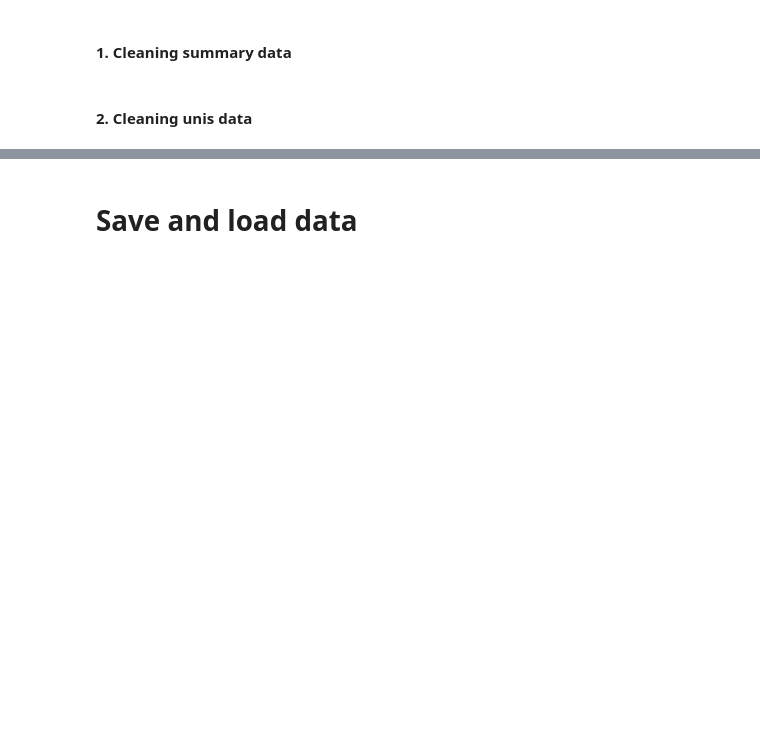
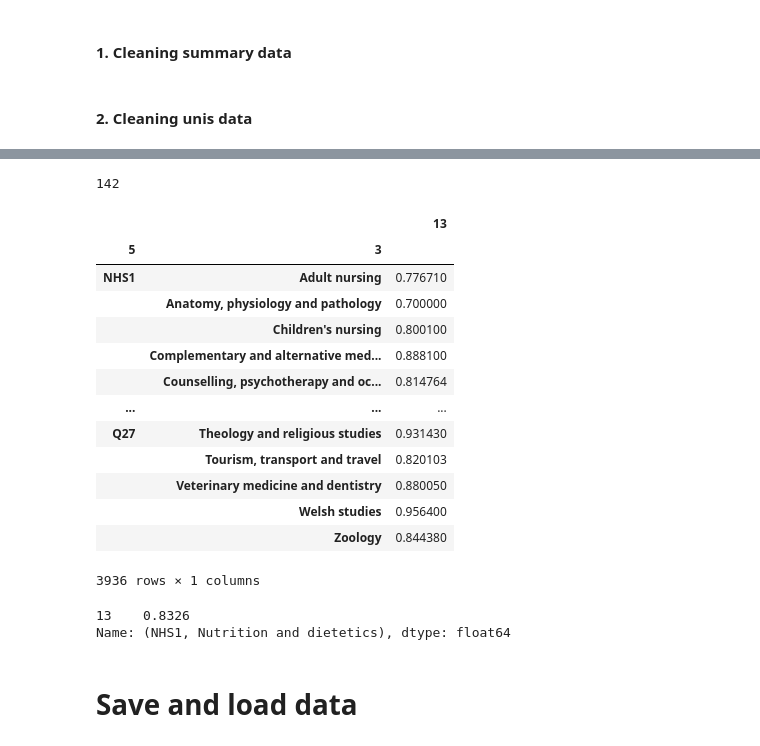
Before and after one commit to szelesaron/dissertation-code, a Jupyter notebook: cleaning.ipynb, the cells around one changed output, grey strips where cells are left out. Cells and saved outputs as stored; diff of their text form; code cells hidden in the pictures; blank space fills up the shorter version.

```diff
--- a/cleaning.ipynb
+++ b/cleaning.ipynb
@@ -118,0 +149,2 @@ for sheet in CHOSEN_SHEETS_UNIS:
+# %%
+df.drop([0,1,2,4,6,7,8,9,10,11,12,14,15,16,17], inplace = True, axis = "columns")
@@ -119,3 +166,31 @@ for sheet in CHOSEN_SHEETS_UNIS:
+# %%
+len(df[3].unique())
+# %% [output]
+142
+# %%
+test = df.groupby([5,3]).mean(numeric_only = True)
+# %%
+test
+# %% [output]
+|  |  | 13 |
+| 5 | 3 |  |
+| NHS1 | Adult nursing | 0.776710 |
+|  | Anatomy, physiology and pathology | 0.700000 |
+|  | Children's nursing | 0.800100 |
+|  | Complementary and alternative med... | 0.888100 |
+|  | Counselling, psychotherapy and oc... | 0.814764 |
+| ... | ... | ... |
+| Q27 | Theology and religious studies | 0.931430 |
+|  | Tourism, transport and travel | 0.820103 |
+|  | Veterinary medicine and dentistry | 0.880050 |
+|  | Welsh studies | 0.956400 |
+|  | Zoology | 0.844380 |
+3936 rows × 1 columns
+# %%
+test.iloc[12]
+# %% [output]
+13    0.8326
+Name: (NHS1, Nutrition and dietetics), dtype: float64
 # %% [markdown]
 # Save and load data
 # %%
```
Also changed, not shown: parts of 6 cells of this notebook, 4 other files.
